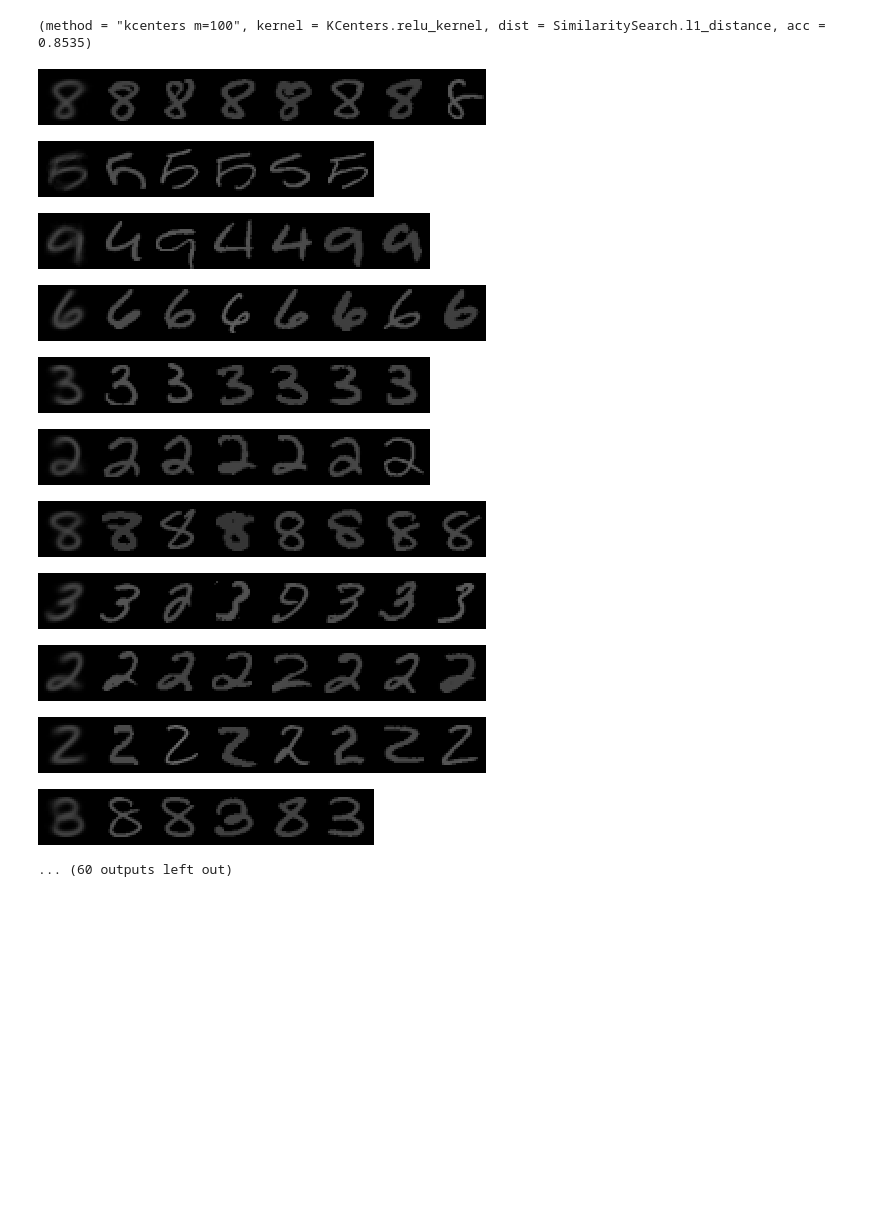
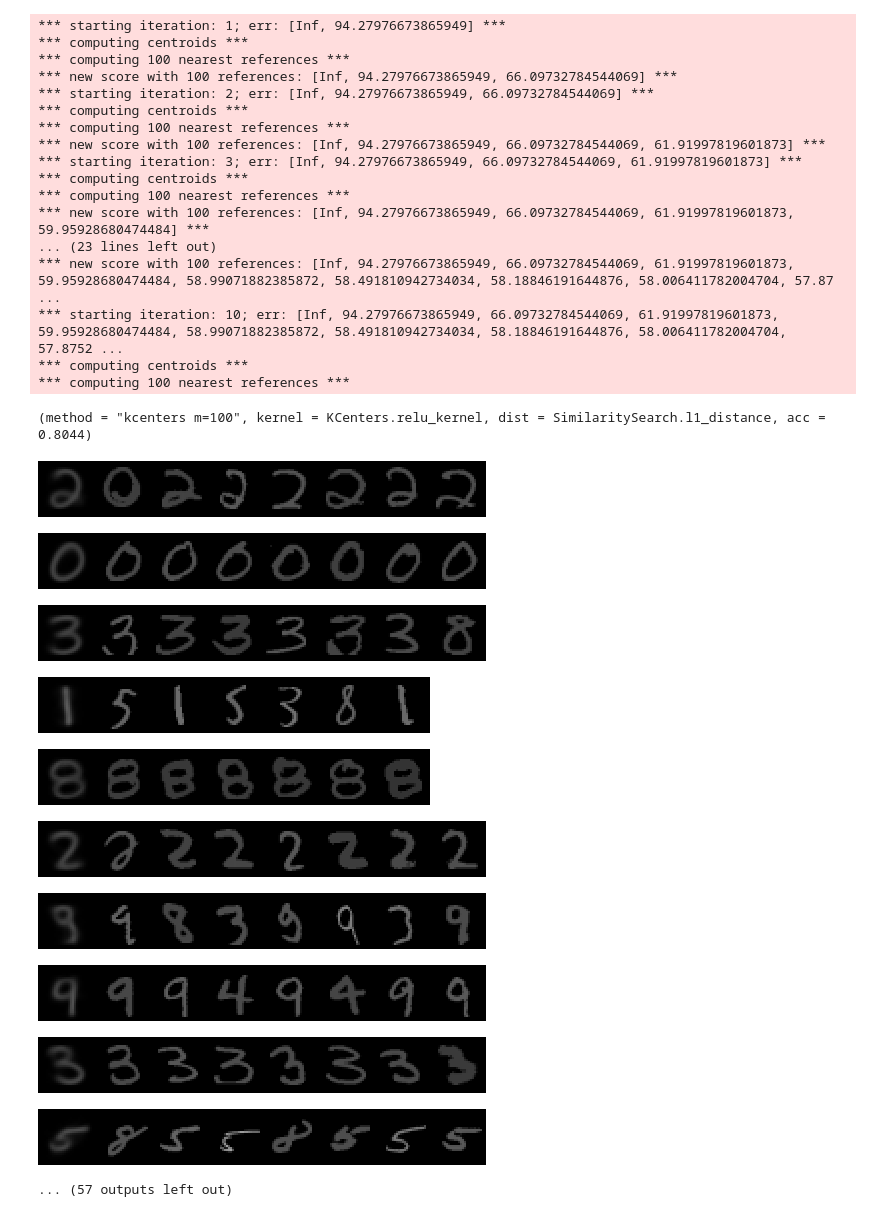
Before and after one commit to sadit/KCenters.jl, a Jupyter notebook: tutorials/kcenters-mnist-classifier.ipynb, the cells around one changed output. Saved outputs shown, nothing was run; the diff lists cells and outputs as text; code cells hidden in the pictures; blank space fills up the shorter version.

```diff
--- a/tutorials/kcenters-mnist-classifier.ipynb
+++ b/tutorials/kcenters-mnist-classifier.ipynb
@@ -10,7 +21,7 @@ Activating environment at `~/Research/KCenters.jl/tutorials/Project.toml`
 # %%
 #const new_size=(9, 9)
 #const new_size = (16, 16)
-const new_size=(28, 28)
+const new_size = (28, 28)
 const new_length = reduce(*, new_size)
 
 
@@ -76,44 +87,60 @@ function main()
     train_X, train_y, test_X, test_y = load_data()
     O = []
     P = nothing
     for dist_ = [l1_distance, l2_distance, cosine_distance]
-        C = kcenters(dist_, train_X, 200, mean, initial=:fft, recall=1.0, verbose=false, maxiters=10)
+        C = kcenters(dist_, train_X, 100, mean, initial=:fft, recall=1.0, verbose=true, maxiters=10)
         #for kernel_ in [gaussian_kernel, laplacian_kernel, sigmoid_kernel, relu_kernel]
         for kernel_ in [relu_kernel]
             P = run(kernel_(dist_), C, train_X, train_y, test_X, test_y)
             push!(O, (method="kcenters m=100", kernel=kernel_, dist=dist_, acc=P.accuracy))
             display(O[end])
             display_examples(P, train_X)
         end
     end
 
     for dist_ = [l1_distance, l2_distance, cosine_distance]
         C = kcenters(dist_, train_X, train_y, mean)
         for kernel_ in [relu_kernel]
             P = run(kernel_(dist_), C, train_X, train_y, test_X, test_y)
             push!(O, (method="kcenters by label", kernel=kernel_, dist=dist_, acc=P.accuracy))
             display(O[end])
             display_examples(P, train_X)
         end
     end
 
 
     #display("text/markdown", join(output, "\n"))
 end
 
 
 main()
 # %% [output]
-(method = "kcenters m=100", kernel = KCenters.relu_kernel, dist = SimilaritySearch.l1_distance, acc = 0.8535)
+*** starting iteration: 1; err: [Inf, 94.27976673865949] ***
+*** computing centroids ***
+*** computing 100 nearest references ***
+*** new score with 100 references: [Inf, 94.27976673865949, 66.09732784544069] ***
+*** starting iteration: 2; err: [Inf, 94.27976673865949, 66.09732784544069] ***
+*** computing centroids ***
+*** computing 100 nearest references ***
+*** new score with 100 references: [Inf, 94.27976673865949, 66.09732784544069, 61.91997819601873] ***
+*** starting iteration: 3; err: [Inf, 94.27976673865949, 66.09732784544069, 61.91997819601873] ***
+*** computing centroids ***
+*** computing 100 nearest references ***
+*** new score with 100 references: [Inf, 94.27976673865949, 66.09732784544069, 61.91997819601873, 59.95928680474484] ***
+... (23 lines left out)
+*** new score with 100 references: [Inf, 94.27976673865949, 66.09732784544069, 61.91997819601873, 59.95928680474484, 58.99071882385872, 58.491810942734034, 58.18846191644876, 58.006411782004704, 57.87 ...
+*** starting iteration: 10; err: [Inf, 94.27976673865949, 66.09732784544069, 61.91997819601873, 59.95928680474484, 58.99071882385872, 58.491810942734034, 58.18846191644876, 58.006411782004704, 57.8752 ...
+*** computing centroids ***
+*** computing 100 nearest references ***
+(method = "kcenters m=100", kernel = KCenters.relu_kernel, dist = SimilaritySearch.l1_distance, acc = 0.8044)
-[figure, old version]
+[figure, new version]
-[figure, old version]
+[figure, new version]
-[figure, old version]
+[figure, new version]
-[figure, old version]
+[figure, new version]
-[figure, old version]
+[figure, new version]
-[figure, old version]
+[figure, new version]
-[figure, old version]
+[figure, new version]
-[figure, old version]
+[figure, new version]
-[figure, old version]
+[figure, new version]
-[figure, old version]
+[figure, new version]
-[figure, removed]
-... (60 outputs left out)
+... (57 outputs left out)
```
Also changed, not shown: parts of 1 cell of this notebook, 1 other file.
